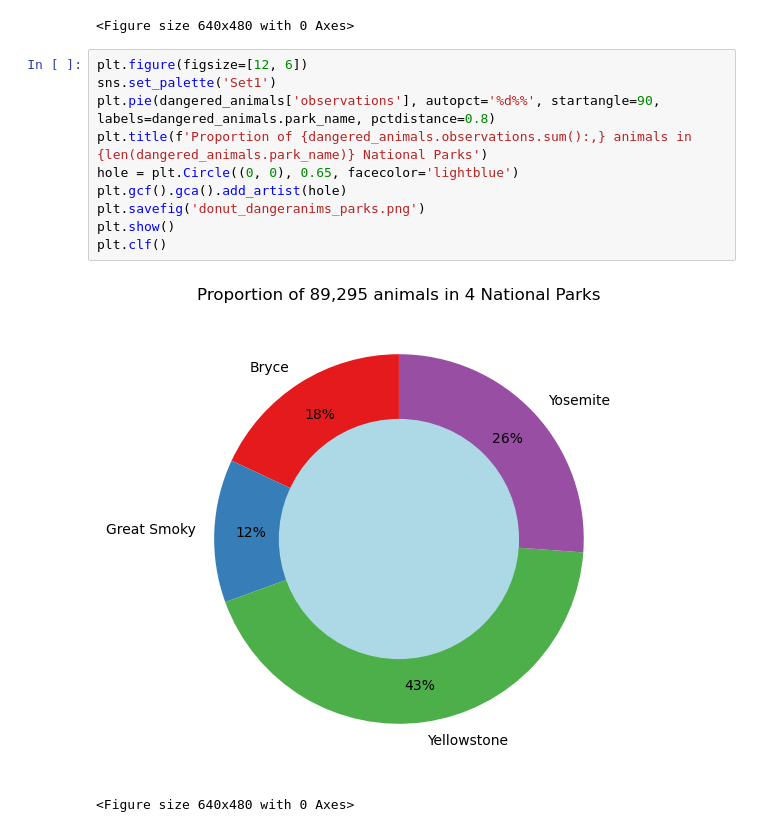
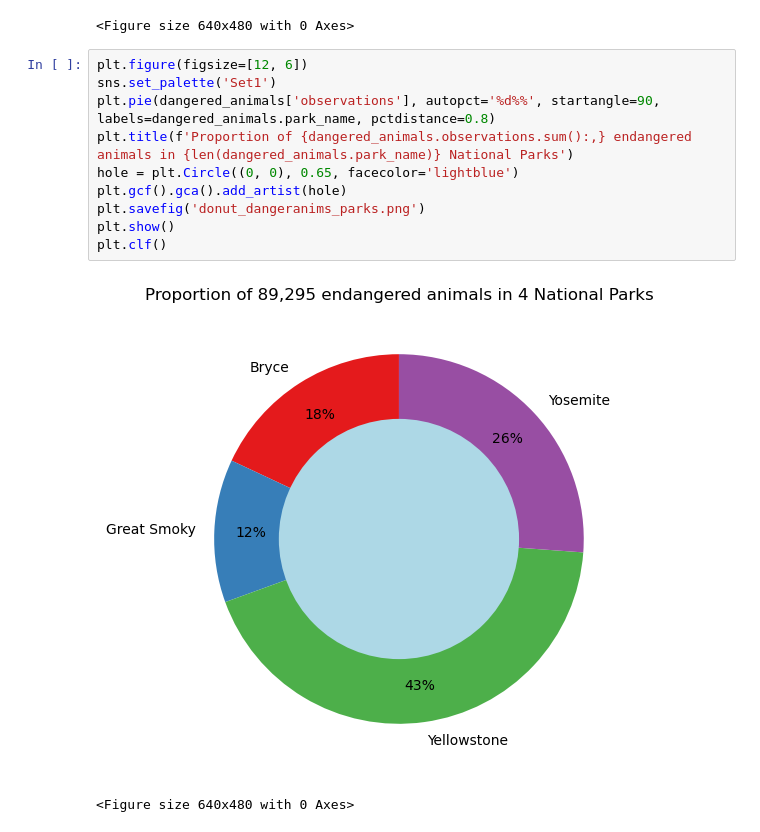
Before and after one commit to LiZoMark841619/Biodiversity_Project, a Jupyter notebook: biodiversity_starter/biodiversity.ipynb, the cells around one changed output. Cells and saved outputs as stored; diff of their text form.

```diff
--- a/biodiversity_starter/biodiversity.ipynb
+++ b/biodiversity_starter/biodiversity.ipynb
@@ -362,13 +362,13 @@ plt.clf()
 # %%
 plt.figure(figsize=[12, 6])
 sns.set_palette('Set1')
 plt.pie(dangered_animals['observations'], autopct='%d%%', startangle=90, labels=dangered_animals.park_name, pctdistance=0.8)
-plt.title(f'Proportion of {dangered_animals.observations.sum():,} animals in {len(dangered_animals.park_name)} National Parks')
+plt.title(f'Proportion of {dangered_animals.observations.sum():,} endangered animals in {len(dangered_animals.park_name)} National Parks')
 hole = plt.Circle((0, 0), 0.65, facecolor='lightblue')
 plt.gcf().gca().add_artist(hole)
 plt.savefig('donut_dangeranims_parks.png')
 plt.show()
 plt.clf()
 # %% [output]
-[figure, old version]
+[figure, new version]
 <Figure size 640x480 with 0 Axes>
```
Also changed, not shown: 1 other file.
